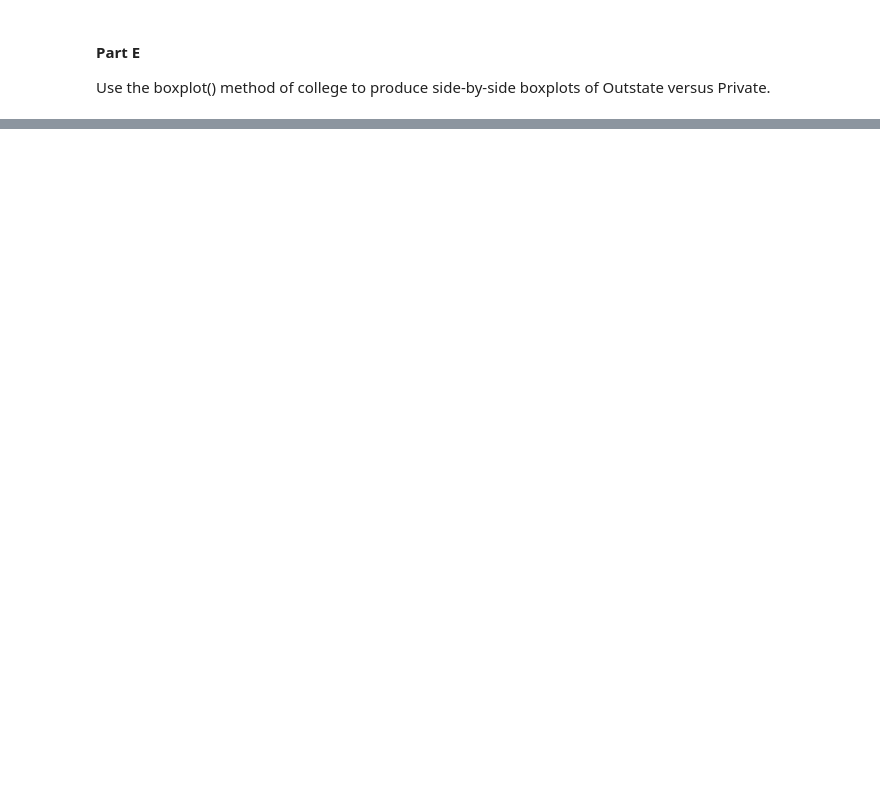
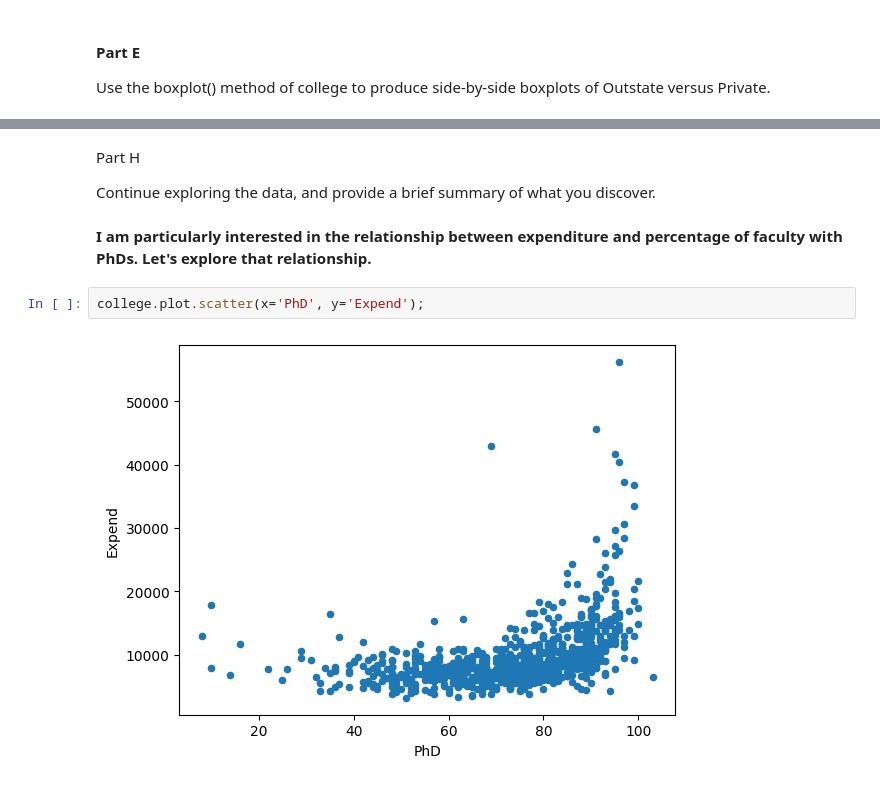
Before and after one commit to rcwaterman/DSE6111, a Jupyter notebook: Module_1/Chapter_2_Exercises.ipynb, the cells around one changed output, grey strips where cells are left out. Cells and saved outputs as stored; diff of their text form; blank space fills up the shorter version.

Commit message:
Adding new data and updating homework assignment.

```diff
--- a/Module_1/Chapter_2_Exercises.ipynb
+++ b/Module_1/Chapter_2_Exercises.ipynb
@@ -189,0 +236,11 @@ college.boxplot('Outstate','Private')
+# %% [markdown]
+Part H
+
+Continue exploring the data, and provide a brief summary of
+what you discover.
+# %% [markdown]
+**I am particularly interested in the relationship between expenditure and percentage of faculty with PhDs. Let's explore that relationship.**
+# %%
+college.plot.scatter(x='PhD', y='Expend');
+# %% [output]
+[figure, added]
```
Also changed, not shown: parts of 83 cells of this notebook, 1 other file.
